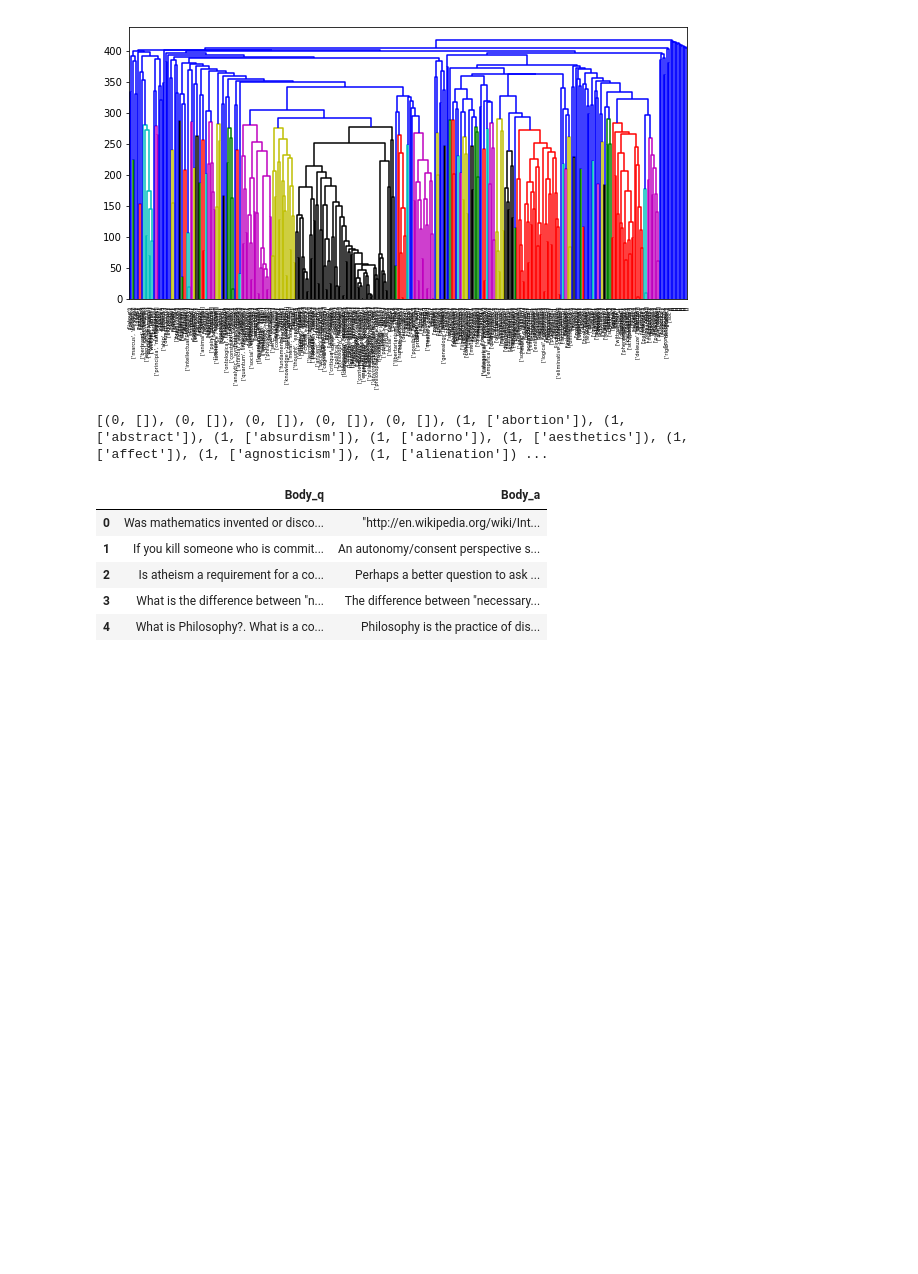
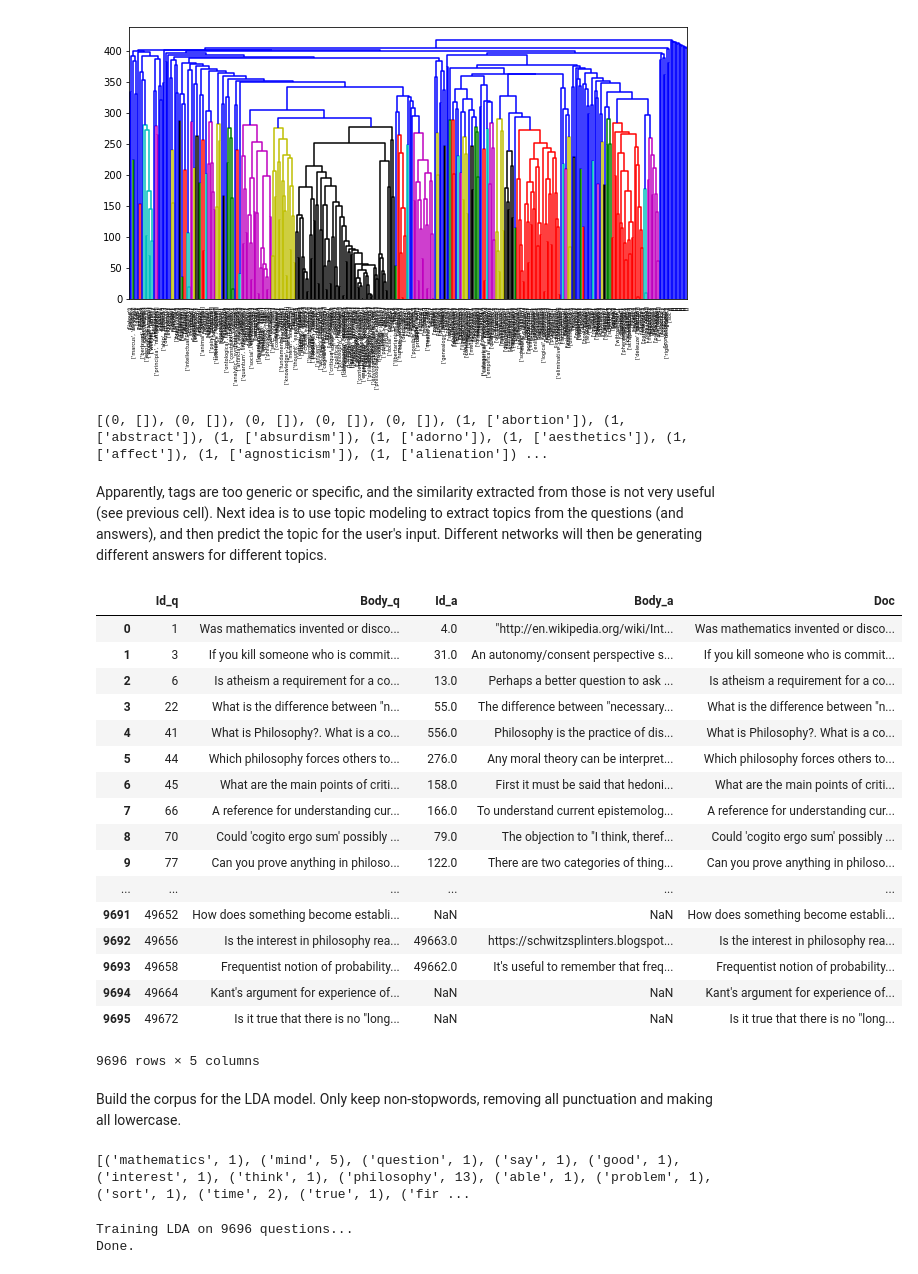
Before and after one commit to macco3k/CCMWLI-2017, a Jupyter notebook: wg4/parse_posts.ipynb, the cells around one changed output. Cells and saved outputs as stored; diff of their text form; code cells hidden in the pictures; blank space fills up the shorter version.

Commit message:
Added LDA modeling (WiP)

```diff
--- a/wg4/parse_posts.ipynb
+++ b/wg4/parse_posts.ipynb
@@ -170,3 +170,11 @@ df.iloc[1:10,:]
 | 7 | 11 | 2 | 6 | 0 | 7 | God is negotiable under existenti... |  |
 | 8 | 12 | 1 | 0 | 0 | 16 | What's the difference between Ran... | <ayn-rand><objectivism> |
 | 9 | 13 | 2 | 6 | 0 | 16 | Perhaps a better question to ask ... |  |
+# %%
+# some preprocessing to match questions with best answers
+question_no_answer = df[(df['PostTypeId'] == 1) & (df['AcceptedAnswerId'] == 0)]
+question_with_answer = df[(df['PostTypeId'] == 1) & (df['AcceptedAnswerId'] > 0)]
+accepted_answer = df[(df['PostTypeId'] == 2) & (df['ParentId'].isin(question_with_answer['Id']))]
+answer = df[(df['PostTypeId'] == 2) & (~df.index.isin(accepted_answer.index))]
+answer = answer.sort_values(['ParentId', 'Score'], ascending=[True,False]).groupby(['ParentId']).first()
+answer = answer.reset_index()
@@ -172,0 +184,3 @@ df.iloc[1:10,:]
+# %%
+final_df = pd.concat([question_with_answer, question_no_answer]).reset_index()
+final_df = final_df[['Id_q', 'Body_q', 'Id_a', 'Body_a']]
@@ -270,11 +302,0 @@ question_no_answer = pd.merge(question_no_answer, answer, left_on='Id', right_on
-# %%
-final_df = pd.concat([question_with_answer, question_no_answer])
-final_df = final_df[['Body_q', 'Body_a']]
-final_df.head()
-# %% [output]
-|  | Body_q | Body_a |
-| 0 | Was mathematics invented or disco... | "http://en.wikipedia.org/wiki/Int... |
-| 1 | If you kill someone who is commit... | An autonomy/consent perspective s... |
-| 2 | Is atheism a requirement for a co... | Perhaps a better question to ask ... |
-| 3 | What is the difference between "n... | The difference between "necessary... |
-| 4 | What is Philosophy?. What is a co... | Philosophy is the practice of dis... |
@@ -287,0 +303,31 @@ with open('data/posts.txt', 'w', encoding='utf-8') as outfile:
+# %% [markdown]
+Apparently, tags are too generic or specific, and the similarity extracted from those is not very useful (see previous cell). Next idea is to use topic modeling to extract topics from the questions (and answers), and then predict the topic for the user's input. Different networks will then be generating different answers for different topics.
+# %%
+# Build a 'body' field for questions with answer (either accepted or most voted)
+nans = pd.isna(final_df['Id_a'])
+
+final_df['Doc'] = final_df['Body_q']
+final_df.loc[~nans, 'Doc'] += '\n' + final_df.loc[~nans, 'Body_a']
+
+final_df
+# %% [output]
+|  | Id_q | Body_q | Id_a | Body_a | Doc |
+| 0 | 1 | Was mathematics invented or disco... | 4.0 | "http://en.wikipedia.org/wiki/Int... | Was mathematics invented or disco... |
+| 1 | 3 | If you kill someone who is commit... | 31.0 | An autonomy/consent perspective s... | If you kill someone who is commit... |
+| 2 | 6 | Is atheism a requirement for a co... | 13.0 | Perhaps a better question to ask ... | Is atheism a requirement for a co... |
+| 3 | 22 | What is the difference between "n... | 55.0 | The difference between "necessary... | What is the difference between "n... |
+| 4 | 41 | What is Philosophy?. What is a co... | 556.0 | Philosophy is the practice of dis... | What is Philosophy?. What is a co... |
+| 5 | 44 | Which philosophy forces others to... | 276.0 | Any moral theory can be interpret... | Which philosophy forces others to... |
+| 6 | 45 | What are the main points of criti... | 158.0 | First it must be said that hedoni... | What are the main points of criti... |
+| 7 | 66 | A reference for understanding cur... | 166.0 | To understand current epistemolog... | A reference for understanding cur... |
+| 8 | 70 | Could 'cogito ergo sum' possibly ... | 79.0 | The objection to "I think, theref... | Could 'cogito ergo sum' possibly ... |
+| 9 | 77 | Can you prove anything in philoso... | 122.0 | There are two categories of thing... | Can you prove anything in philoso... |
+| ... | ... | ... | ... | ... | ... |
+| 9691 | 49652 | How does something become establi... | NaN | NaN | How does something become establi... |
+| 9692 | 49656 | Is the interest in philosophy rea... | 49663.0 | https://schwitzsplinters.blogspot... | Is the interest in philosophy rea... |
+| 9693 | 49658 | Frequentist notion of probability... | 49662.0 | It's useful to remember that freq... | Frequentist notion of probability... |
+| 9694 | 49664 | Kant's argument for experience of... | NaN | NaN | Kant's argument for experience of... |
+| 9695 | 49672 | Is it true that there is no "long... | NaN | NaN | Is it true that there is no "long... |
+9696 rows × 5 columns
+# %% [markdown]
+Build the corpus for the LDA model. Only keep non-stopwords, removing all punctuation and making all lowercase.
@@ -287,0 +380,23 @@ with open('data/posts.txt', 'w', encoding='utf-8') as outfile:
+# %%
+rnd = np.random.choice(len(final_df))
+
+# print(final_df.loc[rnd,'Body_q'])
+print([(dictionary[w],f) for w,f in corpus[rnd]])
+# %% [output]
+[('mathematics', 1), ('mind', 5), ('question', 1), ('say', 1), ('good', 1), ('interest', 1), ('think', 1), ('philosophy', 13), ('able', 1), ('problem', 1), ('sort', 1), ('time', 2), ('true', 1), ('fir ...
+# %%
+load_model = True
+model_file = 'lda_10.bin'
+num_topics = 10
+
+if not load_model:
+    print('Training LDA on {} questions...'.format(len(corpus)))
+    lda = models.ldamodel.LdaModel(corpus, num_topics=num_topics, id2word=dictionary, passes=20)
+    print('Done. Saving model to {}'.format(model_file))
+    lda.save('data/{}'.format(model_file))
+else:
+    lda = models.ldamodel.LdaModel()
+    lda.load('data/{}'.format(model_file))
+# %% [output]
+Training LDA on 9696 questions...
+Done.
```
Also changed, not shown: parts of 15 cells of this notebook.
